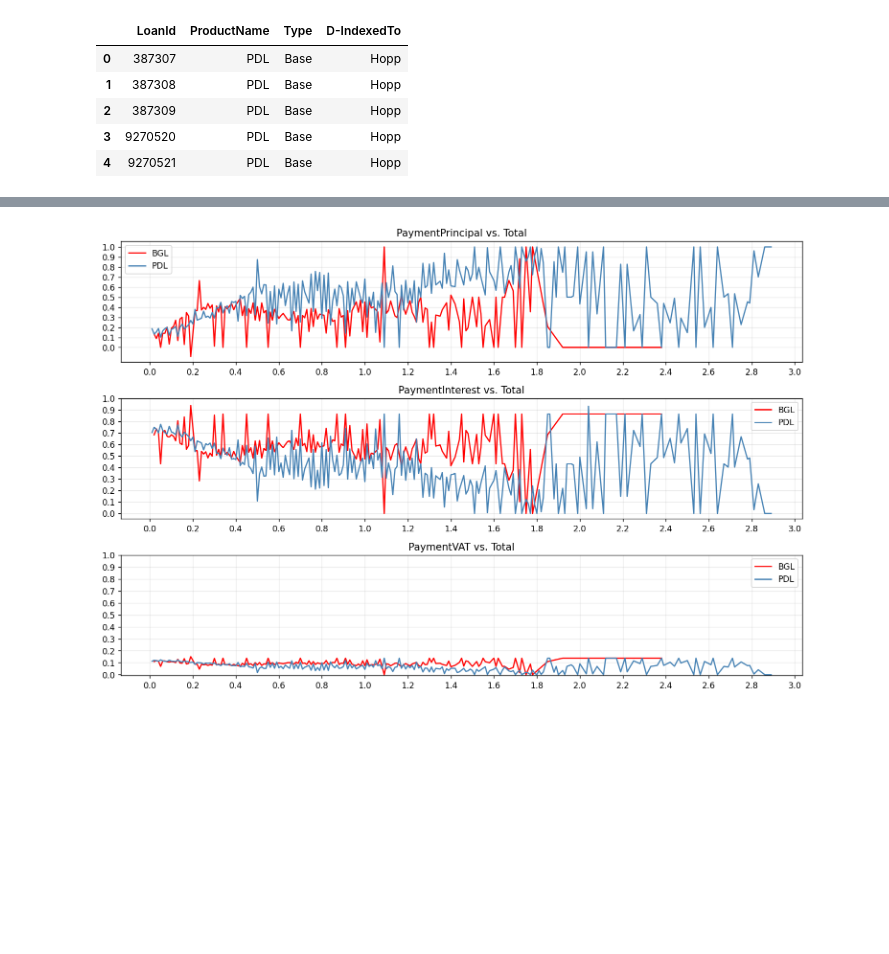
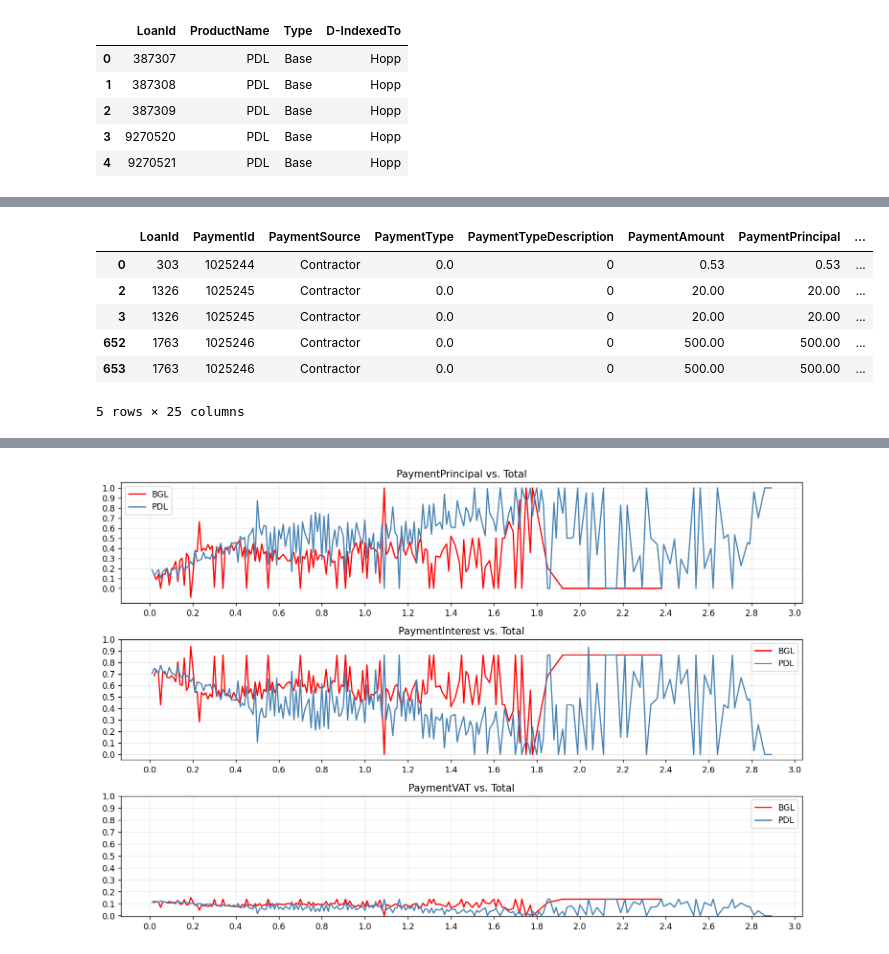
Before and after one commit to facupalavecino/hopp-time-series, a Jupyter notebook: notebooks/eda.ipynb, the cells around one changed output, grey strips where cells are left out. Cells and saved outputs as stored; diff of their text form; code cells hidden in the pictures; blank space fills up the shorter version.

```diff
--- a/notebooks/eda.ipynb
+++ b/notebooks/eda.ipynb
@@ -198,0 +342,14 @@ df = df.sort_values(by=["LoanId", "PaymentProcessingDate", "PaymentId"])
+# %%
+from utils.preprocessing import preprocessing_v1
+
+payments = preprocessing_v1(payments)
+
+payments.head()
+# %% [output]
+|  | LoanId | PaymentId | PaymentSource | PaymentType | PaymentTypeDescription | PaymentAmount | PaymentPrincipal | ... |
+| 0 | 303 | 1025244 | Contractor | 0.0 | 0 | 0.53 | 0.53 | ... |
+| 2 | 1326 | 1025245 | Contractor | 0.0 | 0 | 20.00 | 20.00 | ... |
+| 3 | 1326 | 1025245 | Contractor | 0.0 | 0 | 20.00 | 20.00 | ... |
+| 652 | 1763 | 1025246 | Contractor | 0.0 | 0 | 500.00 | 500.00 | ... |
+| 653 | 1763 | 1025246 | Contractor | 0.0 | 0 | 500.00 | 500.00 | ... |
+5 rows × 25 columns
```
Also changed, not shown: parts of 33 cells of this notebook, 7 other files.
